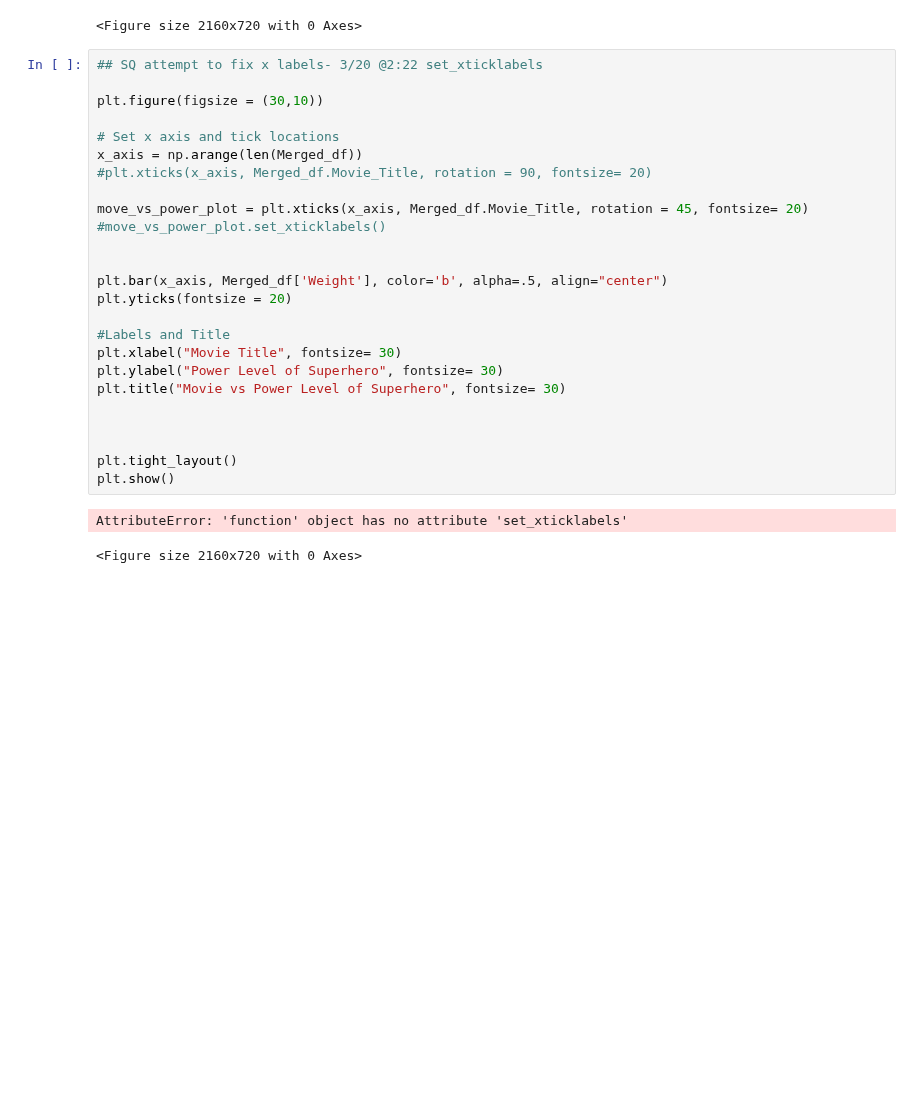
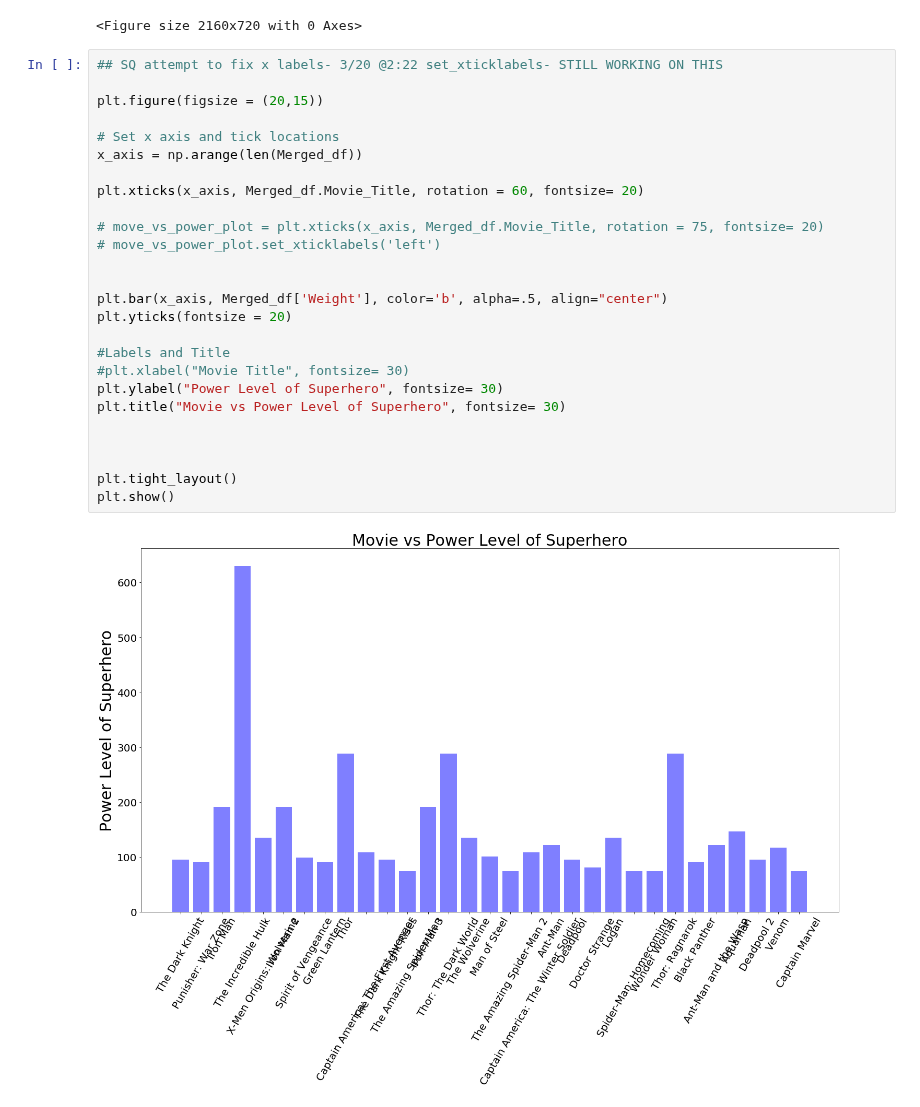
Before and after one commit to RyanSchraeder/Team-Aurora-Marvels, a Jupyter notebook: Plotting_Power_scatters.ipynb, the cells around one changed output. Saved outputs shown, nothing was run; the diff lists cells and outputs as text; blank space fills up the shorter version.

```diff
--- a/Plotting_Power_scatters.ipynb
+++ b/Plotting_Power_scatters.ipynb
@@ -144,30 +144,30 @@ plt.show()
 [figure]
 <Figure size 2160x720 with 0 Axes>
 # %%
-## SQ attempt to fix x labels- 3/20 @2:22 set_xticklabels
+## SQ attempt to fix x labels- 3/20 @2:22 set_xticklabels- STILL WORKING ON THIS
 
-plt.figure(figsize = (30,10))
+plt.figure(figsize = (20,15))
 
 # Set x axis and tick locations
 x_axis = np.arange(len(Merged_df))
-#plt.xticks(x_axis, Merged_df.Movie_Title, rotation = 90, fontsize= 20)
 
-move_vs_power_plot = plt.xticks(x_axis, Merged_df.Movie_Title, rotation = 45, fontsize= 20)
-#move_vs_power_plot.set_xticklabels()
+plt.xticks(x_axis, Merged_df.Movie_Title, rotation = 60, fontsize= 20)
+
+# move_vs_power_plot = plt.xticks(x_axis, Merged_df.Movie_Title, rotation = 75, fontsize= 20)
+# move_vs_power_plot.set_xticklabels('left')
 
 
 plt.bar(x_axis, Merged_df['Weight'], color='b', alpha=.5, align="center")
 plt.yticks(fontsize = 20)
 
 #Labels and Title
-plt.xlabel("Movie Title", fontsize= 30)
+#plt.xlabel("Movie Title", fontsize= 30)
 plt.ylabel("Power Level of Superhero", fontsize= 30)
 plt.title("Movie vs Power Level of Superhero", fontsize= 30)
 
 
 
 plt.tight_layout()
 plt.show()
 # %% [output]
-AttributeError: 'function' object has no attribute 'set_xticklabels'
-<Figure size 2160x720 with 0 Axes>
+[figure, added]
```
